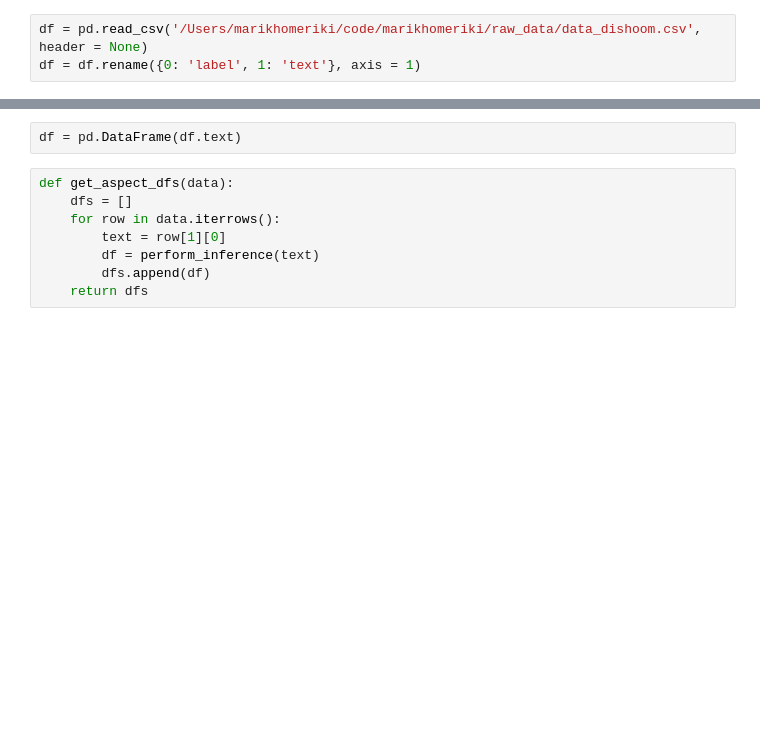
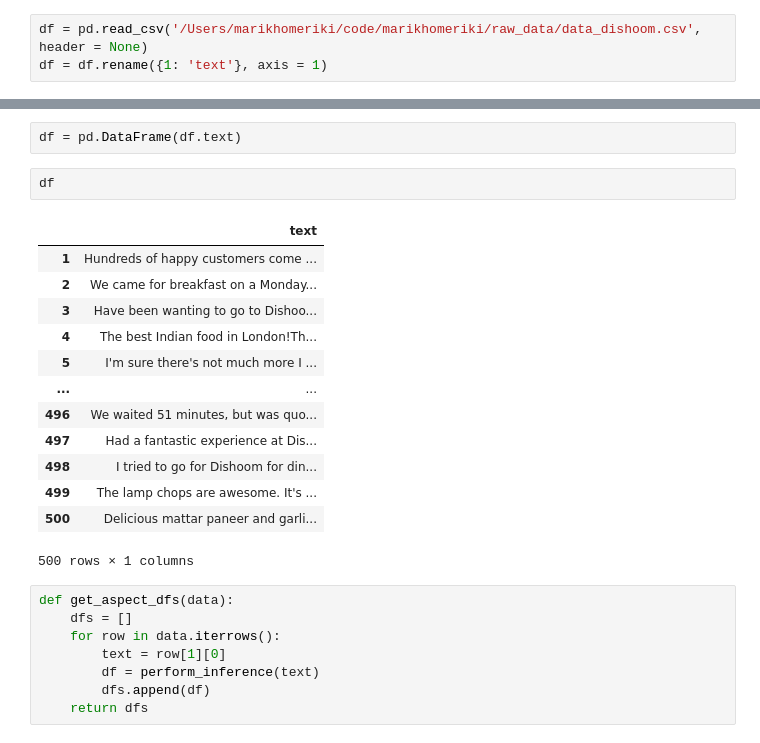
Before and after one commit to marikhomeriki/product_review_analysis, a Jupyter notebook: notebooks/absa_v1.ipynb, the cells around one changed output, grey strips where cells are left out. Cells and saved outputs as stored; diff of their text form; blank space fills up the shorter version.

```diff
--- a/notebooks/absa_v1.ipynb
+++ b/notebooks/absa_v1.ipynb
@@ -61,11 +61,27 @@ res[0]
 | 2 | flooring | Positive | 0.9998 | [116] |
 # %%
 df = pd.read_csv('/Users/marikhomeriki/code/marikhomeriki/raw_data/data_dishoom.csv', header = None)
-df = df.rename({0: 'label', 1: 'text'}, axis = 1)
+df = df.rename({1: 'text'}, axis = 1)
 # %%
 df = df.dropna()
 # %%
 df = pd.DataFrame(df.text)
+# %%
+df
+# %% [output]
+|  | text |
+| 1 | Hundreds of happy customers come ... |
+| 2 | We came for breakfast on a Monday... |
+| 3 | Have been wanting to go to Dishoo... |
+| 4 | The best Indian food in London!Th... |
+| 5 | I'm sure there's not much more I ... |
+| ... | ... |
+| 496 | We waited 51 minutes, but was quo... |
+| 497 | Had a fantastic experience at Dis... |
+| 498 | I tried to go for Dishoom for din... |
+| 499 | The lamp chops are awesome. It's ... |
+| 500 | Delicious mattar paneer and garli... |
+500 rows × 1 columns
 # %%
 def get_aspect_dfs(data):
     dfs = []
```
Also changed, not shown: parts of 9 cells of this notebook, 7 other files.
